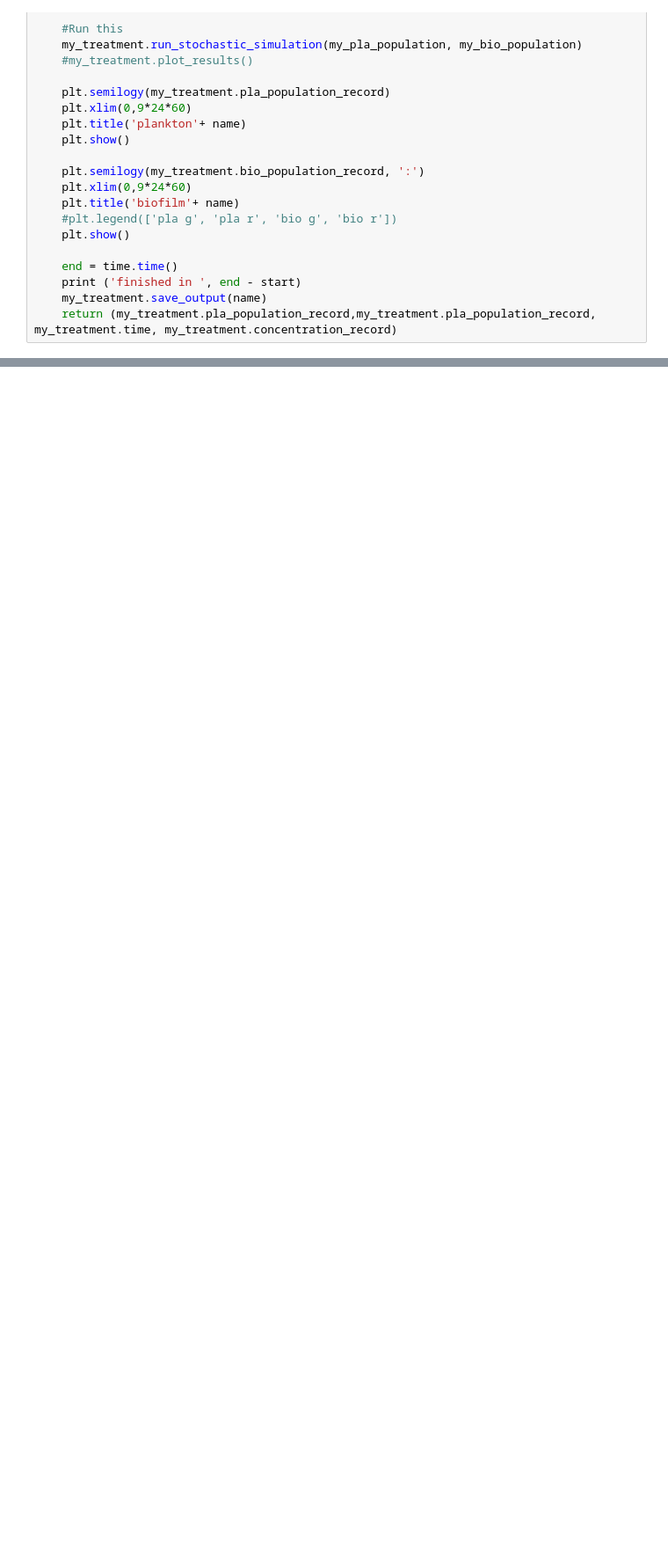
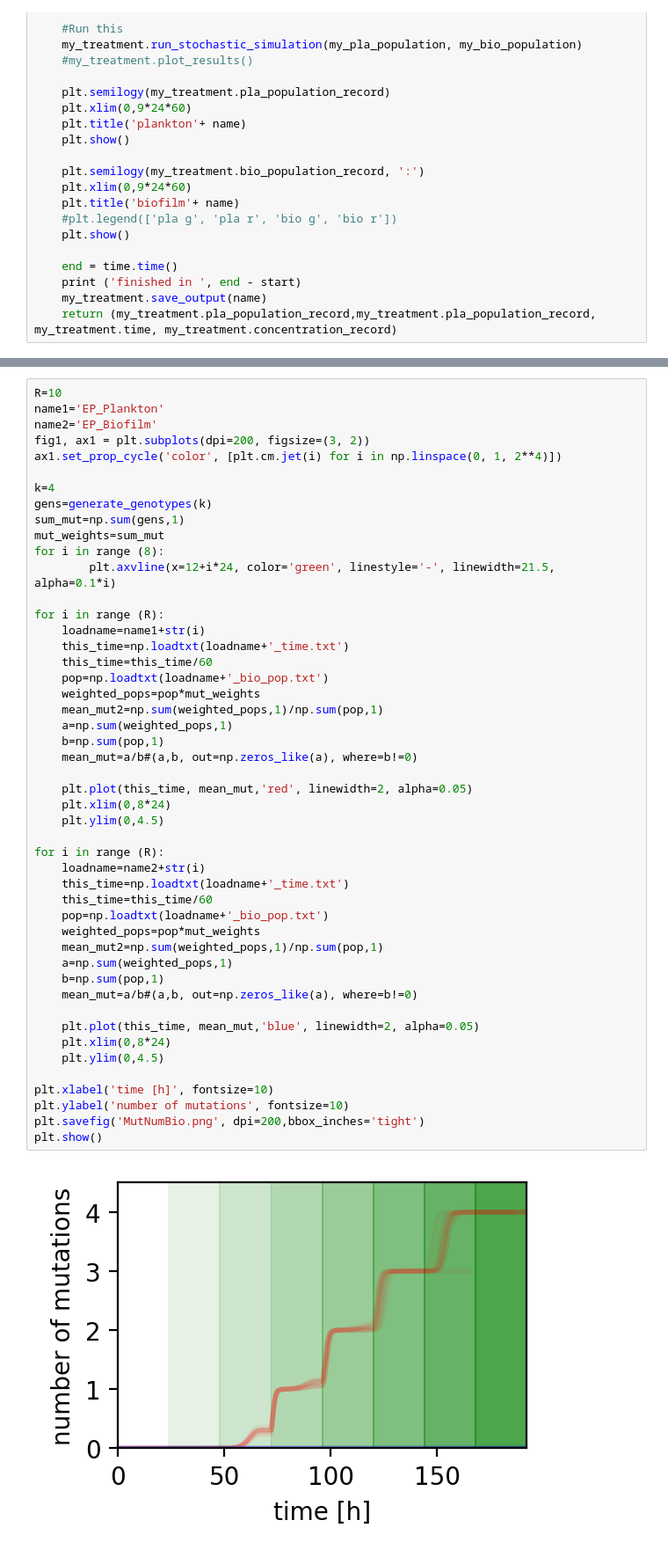
Before and after one commit to Trubenova/FrontiersBiofilmRecalcitrance, a Jupyter notebook: EvolutinaryExperiment_passages.ipynb, the cells around one changed output, grey strips where cells are left out. Shown at 88% size. Saved outputs shown, nothing was run; the diff lists cells and outputs as text; blank space fills up the shorter version.

```diff
--- a/EvolutinaryExperiment_passages.ipynb
+++ b/EvolutinaryExperiment_passages.ipynb
@@ -82,0 +333,50 @@ for i in range (50):
+# %%
+R=10
+name1='EP_Plankton'
+name2='EP_Biofilm'
+fig1, ax1 = plt.subplots(dpi=200, figsize=(3, 2))
+ax1.set_prop_cycle('color', [plt.cm.jet(i) for i in np.linspace(0, 1, 2**4)])
+
+k=4
+gens=generate_genotypes(k)
+sum_mut=np.sum(gens,1)
+mut_weights=sum_mut
+for i in range (8):
+        plt.axvline(x=12+i*24, color='green', linestyle='-', linewidth=21.5, alpha=0.1*i)
+
+for i in range (R):
+    loadname=name1+str(i)
+    this_time=np.loadtxt(loadname+'_time.txt')
+    this_time=this_time/60
+    pop=np.loadtxt(loadname+'_bio_pop.txt')
+    weighted_pops=pop*mut_weights
+    mean_mut2=np.sum(weighted_pops,1)/np.sum(pop,1)
+    a=np.sum(weighted_pops,1)
+    b=np.sum(pop,1)
+    mean_mut=a/b#(a,b, out=np.zeros_like(a), where=b!=0)
+
+    plt.plot(this_time, mean_mut,'red', linewidth=2, alpha=0.05)
+    plt.xlim(0,8*24)
+    plt.ylim(0,4.5)
+
+for i in range (R):
+    loadname=name2+str(i)
+    this_time=np.loadtxt(loadname+'_time.txt')
+    this_time=this_time/60
+    pop=np.loadtxt(loadname+'_bio_pop.txt')
+    weighted_pops=pop*mut_weights
+    mean_mut2=np.sum(weighted_pops,1)/np.sum(pop,1)
+    a=np.sum(weighted_pops,1)
+    b=np.sum(pop,1)
+    mean_mut=a/b#(a,b, out=np.zeros_like(a), where=b!=0)
+
+    plt.plot(this_time, mean_mut,'blue', linewidth=2, alpha=0.05)
+    plt.xlim(0,8*24)
+    plt.ylim(0,4.5)
+
+plt.xlabel('time [h]', fontsize=10)
+plt.ylabel('number of mutations', fontsize=10)
+plt.savefig('MutNumBio.png', dpi=200,bbox_inches='tight')
+plt.show()
+# %% [output]
+[figure, added]
```
Also changed, not shown: parts of 9 cells of this notebook.
